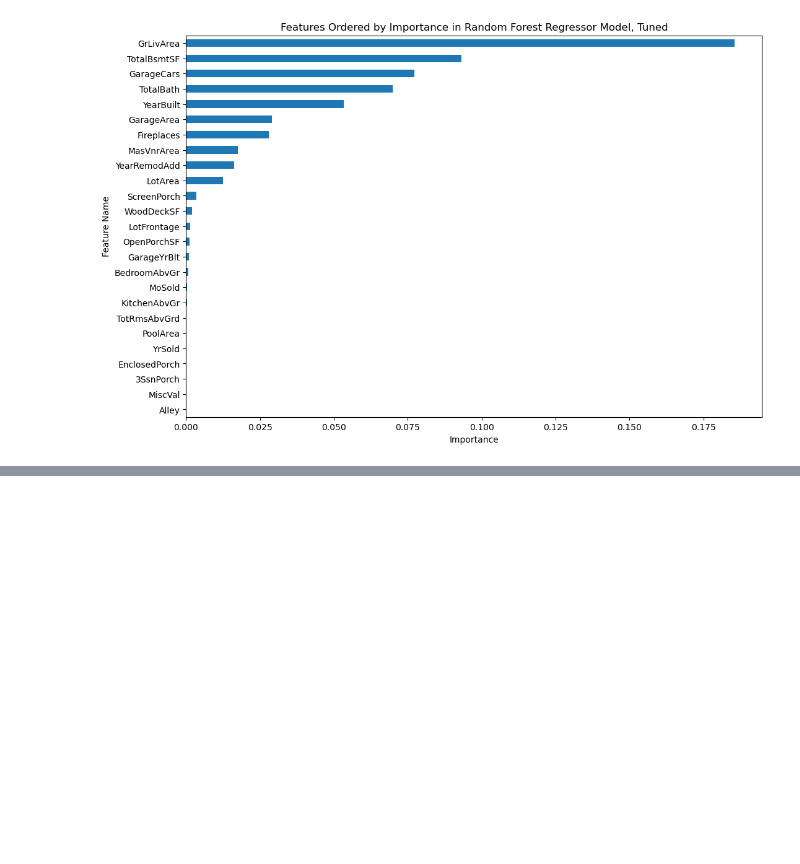
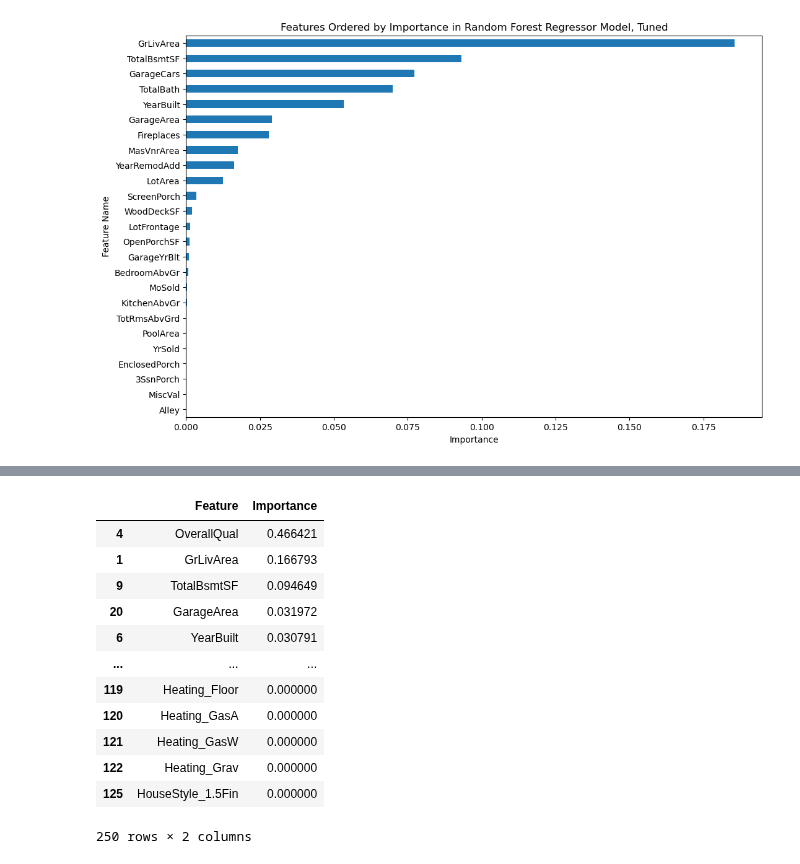
Before and after one commit to dimmediato/ML_Ames_Housing, a Jupyter notebook: Python/Default and Tuned/Gradient_Boosting_Tuned.ipynb, the cells around one changed output, grey strips where cells are left out. Drawn from its saved outputs; the diff is of its cells as text; code cells hidden in the pictures; blank space fills up the shorter version.

```diff
--- a/Python/Default and Tuned/Gradient_Boosting_Tuned.ipynb
+++ b/Python/Default and Tuned/Gradient_Boosting_Tuned.ipynb
@@ -242,0 +385,46 @@ plt.gca().invert_yaxis()
+# %%
+# Function to extract feature names from ColumnTransformer
+def get_feature_names(column_transformer):
+    """Generate feature names from a ColumnTransformer"""
+    col_name = []
+    for transformer_in_columns in column_transformer.transformers_[:-1]:  # the last transformer is ColumnTransformer's 'remainder'
+        raw_col_name = transformer_in_columns[2]
+        if isinstance(transformer_in_columns[1], Pipeline):
+            # if pipeline, get the last transformer
+            transformer = transformer_in_columns[1].steps[-1][1]
+        else:
+            transformer = transformer_in_columns[1]
+        try:
+            names = transformer.get_feature_names_out(raw_col_name)
+        except AttributeError:  # if no 'get_feature_names_out' function, use raw column name
+            names = raw_col_name
+        if isinstance(names, np.ndarray):
+            col_name.extend(names.tolist())
+        else:
+            col_name.extend(names)
+    return col_name
+# Apply function to get feature names
+feature_names = get_feature_names(preprocessor)
+# Create a DataFrame to view feature names and their corresponding importances
+importance_df = pd.DataFrame({
+    'Feature': feature_names,
+    'Importance': feature_importances
+})
+# Sort the DataFrame by importance
+importance_df = importance_df.sort_values(by='Importance', ascending=False)
+# Display the sorted DataFrame
+importance_df
+# %% [output]
+|  | Feature | Importance |
+| 4 | OverallQual | 0.466421 |
+| 1 | GrLivArea | 0.166793 |
+| 9 | TotalBsmtSF | 0.094649 |
+| 20 | GarageArea | 0.031972 |
+| 6 | YearBuilt | 0.030791 |
+| ... | ... | ... |
+| 119 | Heating_Floor | 0.000000 |
+| 120 | Heating_GasA | 0.000000 |
+| 121 | Heating_GasW | 0.000000 |
+| 122 | Heating_Grav | 0.000000 |
+| 125 | HouseStyle_1.5Fin | 0.000000 |
+250 rows × 2 columns
```
Also changed, not shown: parts of 14 cells of this notebook, 2 other files.
